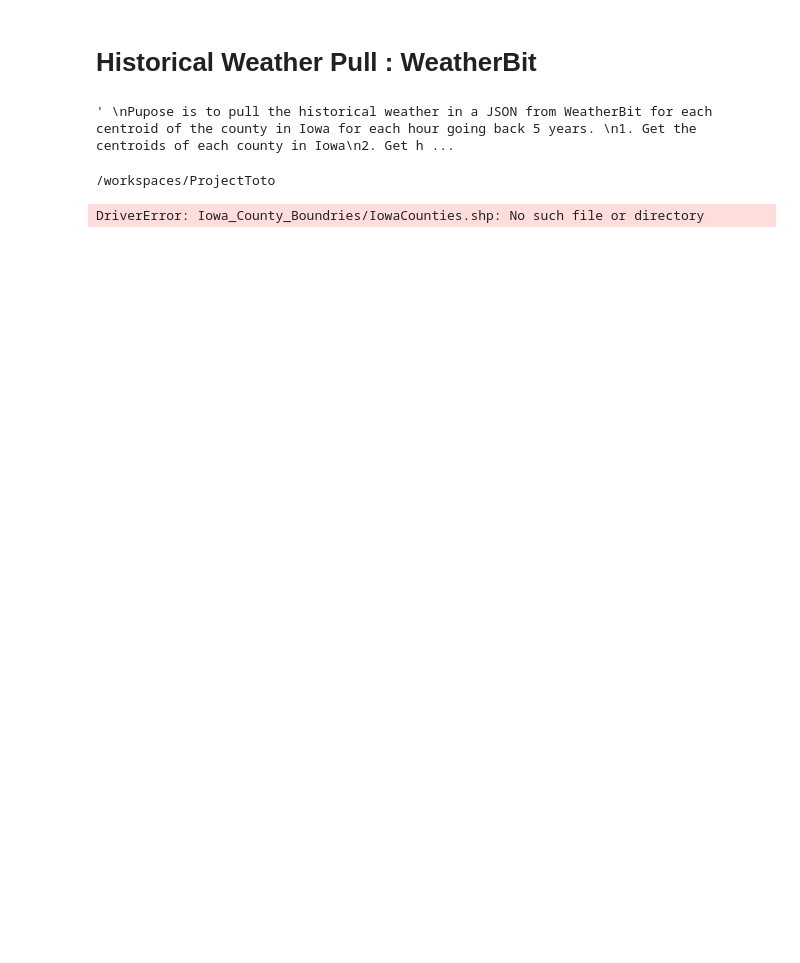
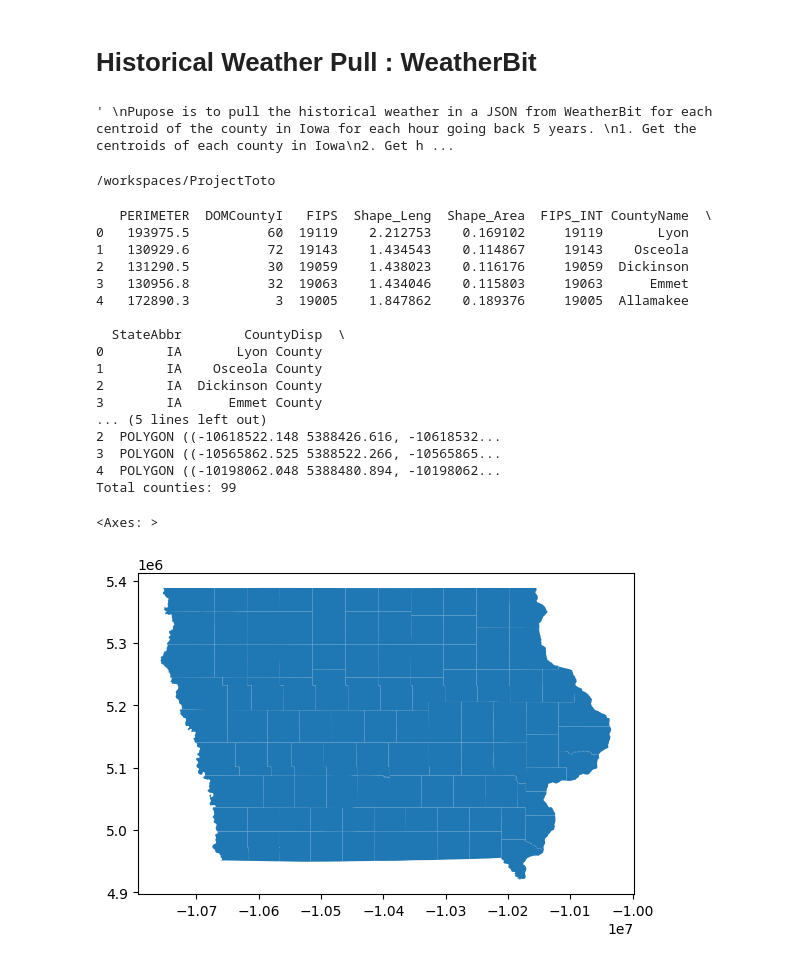
Before and after one commit to dpatel77/ProjectToto, a Jupyter notebook: HistoricalData/HistoricalPull.ipynb, the cells around one changed output. Drawn from its saved outputs; the diff is of its cells as text; code cells hidden in the pictures; blank space fills up the shorter version.

```diff
--- a/HistoricalData/HistoricalPull.ipynb
+++ b/HistoricalData/HistoricalPull.ipynb
@@ -23,15 +23,33 @@ print(os.getcwd())
 # %%
 import os
 # Load the shapefile
-gdf = gpd.read_file('Iowa_County_Boundries/IowaCounties.shp')
+gdf = gpd.read_file('HistoricalData/Iowa_County_Boundries/IowaCounties.shp')
 
 # Display the first few rows of the dataframe
 print(gdf.head())
 
 # Display the total number of entries
 print("Total counties:", len(gdf))
 
 # Optionally, plot the shapefile to visually inspect it
 gdf.plot()
 # %% [output]
-DriverError: Iowa_County_Boundries/IowaCounties.shp: No such file or directory
+   PERIMETER  DOMCountyI   FIPS  Shape_Leng  Shape_Area  FIPS_INT CountyName  \
+0   193975.5          60  19119    2.212753    0.169102     19119       Lyon
+1   130929.6          72  19143    1.434543    0.114867     19143    Osceola
+2   131290.5          30  19059    1.438023    0.116176     19059  Dickinson
+3   130956.8          32  19063    1.434046    0.115803     19063      Emmet
+4   172890.3           3  19005    1.847862    0.189376     19005  Allamakee
+
+  StateAbbr        CountyDisp  \
+0        IA       Lyon County
+1        IA    Osceola County
+2        IA  Dickinson County
+3        IA      Emmet County
+... (5 lines left out)
+2  POLYGON ((-10618522.148 5388426.616, -10618532...
+3  POLYGON ((-10565862.525 5388522.266, -10565865...
+4  POLYGON ((-10198062.048 5388480.894, -10198062...
+Total counties: 99
+<Axes: >
+[figure, added]
```
